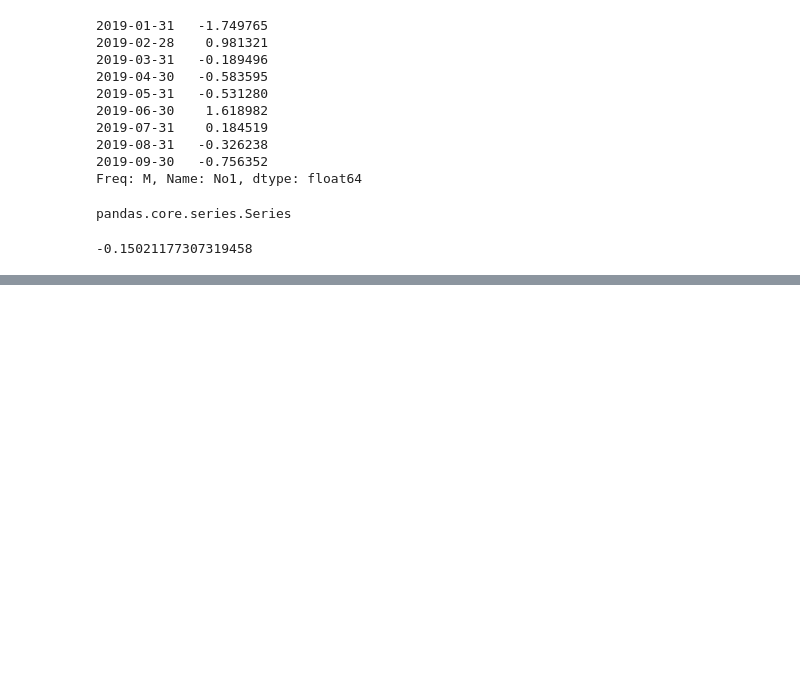
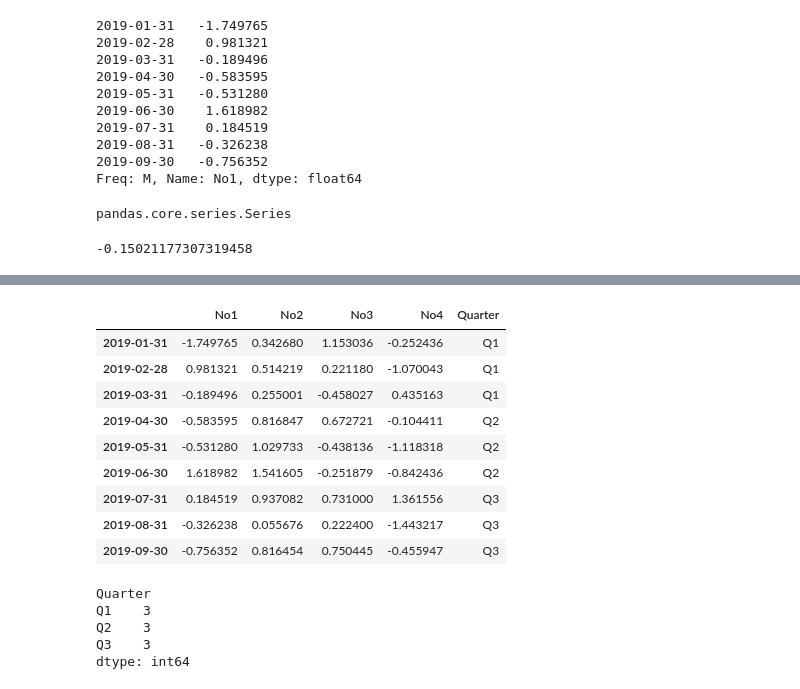
Before and after one commit to codilemma/PythonFinance, a Jupyter notebook: algo_trading/pandas_data_analysis.ipynb, the cells around one changed output, grey strips where cells are left out. Drawn from its saved outputs; the diff is of its cells as text; code cells hidden in the pictures; blank space fills up the shorter version.

```diff
--- a/algo_trading/pandas_data_analysis.ipynb
+++ b/algo_trading/pandas_data_analysis.ipynb
@@ -400,0 +409,27 @@ s.plot(lw=2.0, figsize=(10, 6))
+# %%
+## Group By Operations
+
+# Add Quarter column
+df['Quarter'] = ['Q1','Q1','Q1','Q2','Q2','Q2','Q3','Q3','Q3']
+df
+# %% [output]
+|  | No1 | No2 | No3 | No4 | Quarter |
+| 2019-01-31 | -1.749765 | 0.342680 | 1.153036 | -0.252436 | Q1 |
+| 2019-02-28 | 0.981321 | 0.514219 | 0.221180 | -1.070043 | Q1 |
+| 2019-03-31 | -0.189496 | 0.255001 | -0.458027 | 0.435163 | Q1 |
+| 2019-04-30 | -0.583595 | 0.816847 | 0.672721 | -0.104411 | Q2 |
+| 2019-05-31 | -0.531280 | 1.029733 | -0.438136 | -1.118318 | Q2 |
+| 2019-06-30 | 1.618982 | 1.541605 | -0.251879 | -0.842436 | Q2 |
+| 2019-07-31 | 0.184519 | 0.937082 | 0.731000 | 1.361556 | Q3 |
+| 2019-08-31 | -0.326238 | 0.055676 | 0.222400 | -1.443217 | Q3 |
+| 2019-09-30 | -0.756352 | 0.816454 | 0.750445 | -0.455947 | Q3 |
+# %%
+# Group the 'Quarter' column and output statistics for the single groups
+groups = df.groupby('Quarter')
+groups.size()
+# %% [output]
+Quarter
+Q1    3
+Q2    3
+Q3    3
+dtype: int64
```
Also changed, not shown: parts of 11 cells of this notebook, 2 other files.
